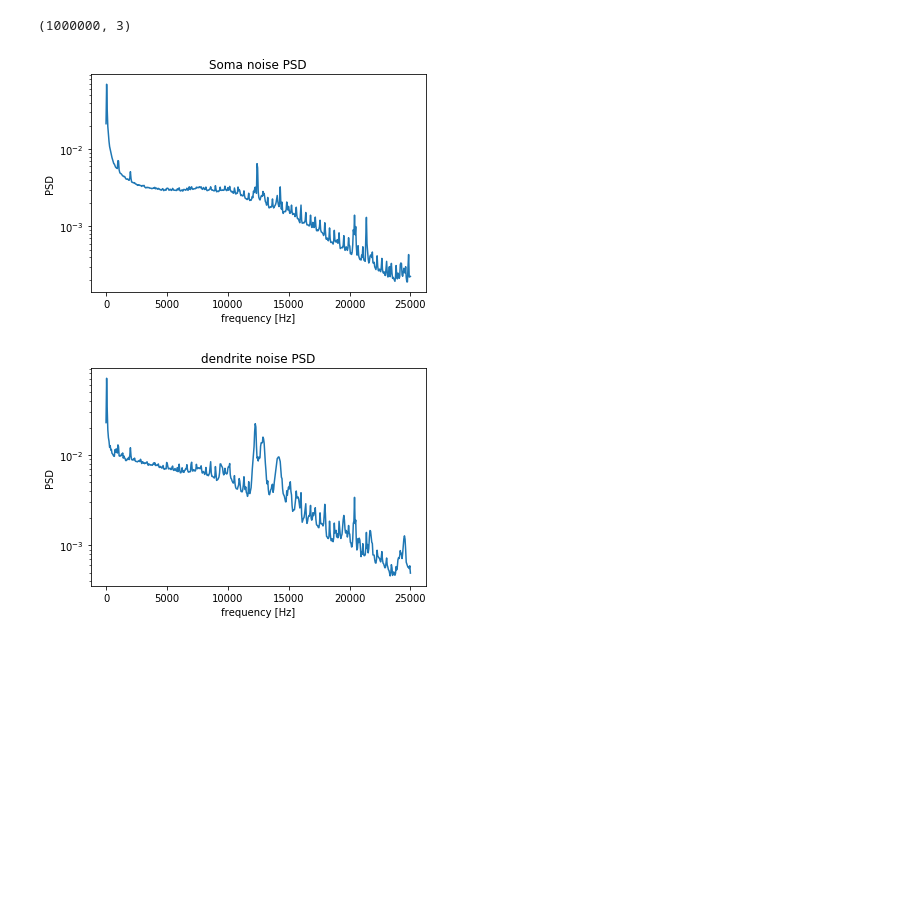
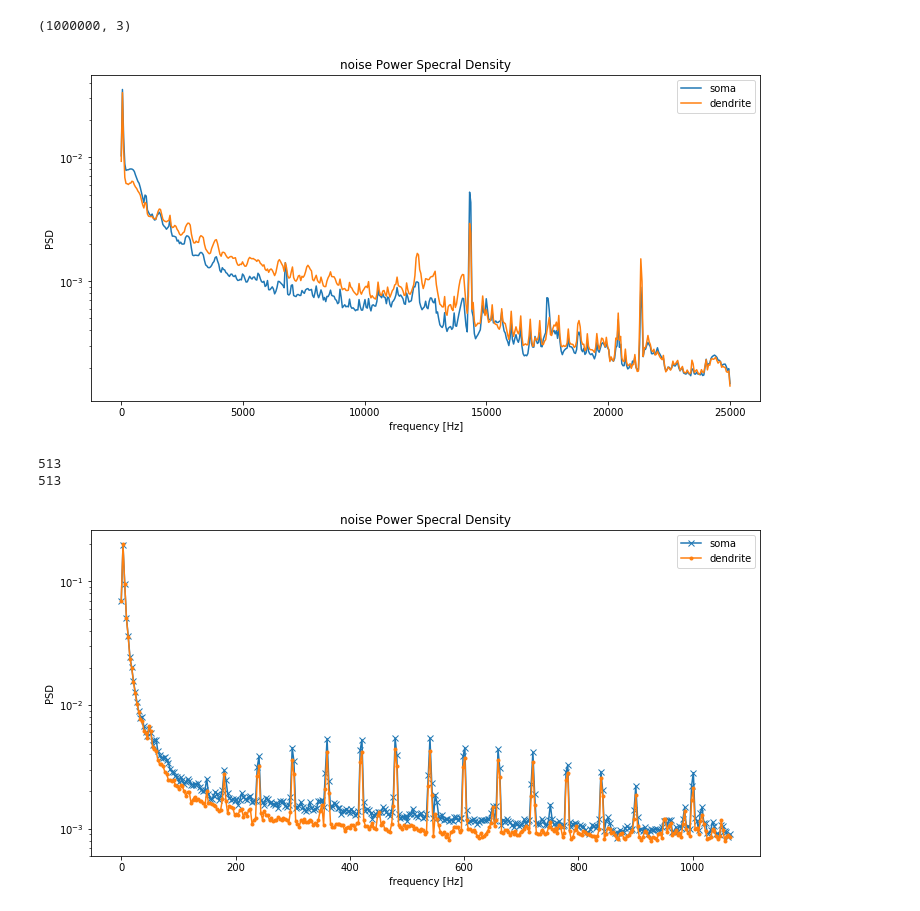
Before and after one commit to terbed/parameter-inference, a Jupyter notebook: Noise/Data/noise_power_spectrum.py.ipynb, the cells around one changed output. Saved outputs shown, nothing was run; the diff lists cells and outputs as text; code cells hidden in the pictures; blank space fills up the shorter version.

```diff
--- a/Noise/Data/noise_power_spectrum.py.ipynb
+++ b/Noise/Data/noise_power_spectrum.py.ipynb
@@ -3,7 +3,7 @@ from scipy import signal
 import matplotlib.pyplot as plt
 # %%
 import numpy as np
-data = np.genfromtxt('15312011-noise 1_comp_ON.txt')
+data = np.genfromtxt('15611019-noise2_compensation_OFF.txt')
 data.shape
 # %% [output]
 (1000000, 3)
@@ -13,10 +13,20 @@ Fs = 1/T;
 f_soma, Pxx_den_soma = signal.welch(data[:,2], Fs, window='hamming', nperseg=1024, scaling='spectrum')
 f_dend, Pxx_den_dend = signal.welch(data[:,1], Fs, window='hamming', nperseg=1024, scaling='spectrum')
 # %%
-plt.semilogy(f_soma, np.sqrt(Pxx_den_soma))
-plt.title('Soma noise PSD')
+plt.figure(figsize=(12,6))
+plt.semilogy(f_soma, np.sqrt(Pxx_den_soma), label='soma')
+plt.semilogy(f_dend, np.sqrt(Pxx_den_dend), label='dendrite')
+plt.title('noise Power Specral Density')
 plt.xlabel('frequency [Hz]')
 plt.ylabel('PSD')
+plt.legend()
+plt.savefig("soma-dend-baselineNoise-powerSpect-130um_compoff.png")
 plt.show()
 # %% [output]
-[figure, old version]
+[figure, new version]
+# %%
+print(len(f_soma))
+print(len(f_dend))
+# %% [output]
+513
+513
@@ -23,8 +36,12 @@ plt.show()
 # %%
-plt.semilogy(f_dend, np.sqrt(Pxx_den_dend))
-plt.title('dendrite noise PSD')
+plt.figure(figsize=(12,6))
+plt.semilogy(f_soma[:350], np.sqrt(Pxx_den_soma[:350]), label='soma', marker='x')
+plt.semilogy(f_dend[:350], np.sqrt(Pxx_den_dend[:350]), label='dendrite', marker='.')
+plt.title('noise Power Specral Density')
 plt.xlabel('frequency [Hz]')
 plt.ylabel('PSD')
+plt.legend()
+plt.savefig("soma-dend-baselineNoise-powerSpect_under1000HZ-130um_compoff.png")
 plt.show()
 # %% [output]
-[figure, old version]
+[figure, new version]
```
Also changed, not shown: parts of 1 cell of this notebook, 3 other files.
